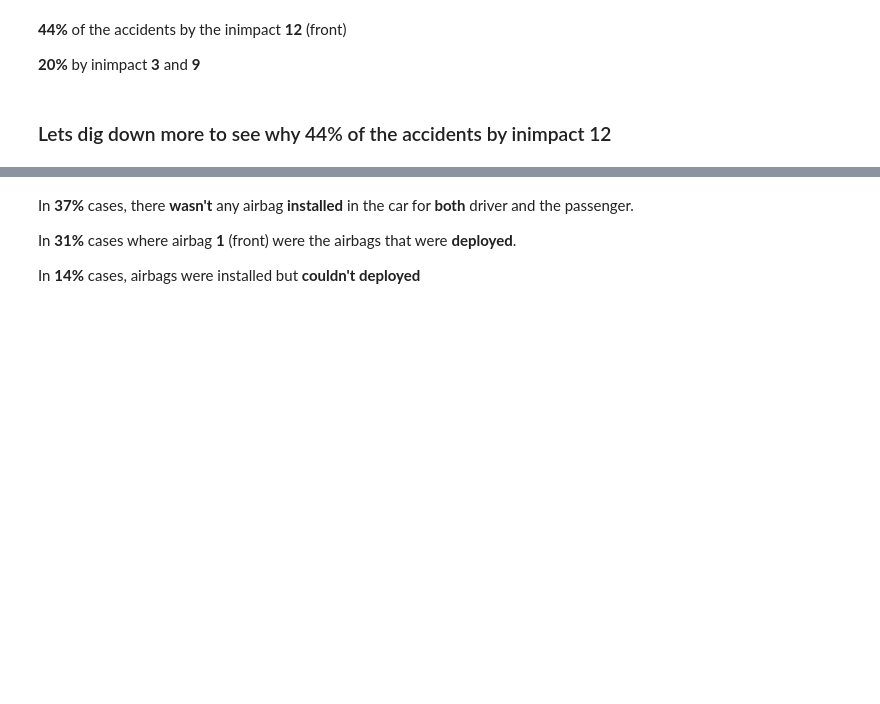
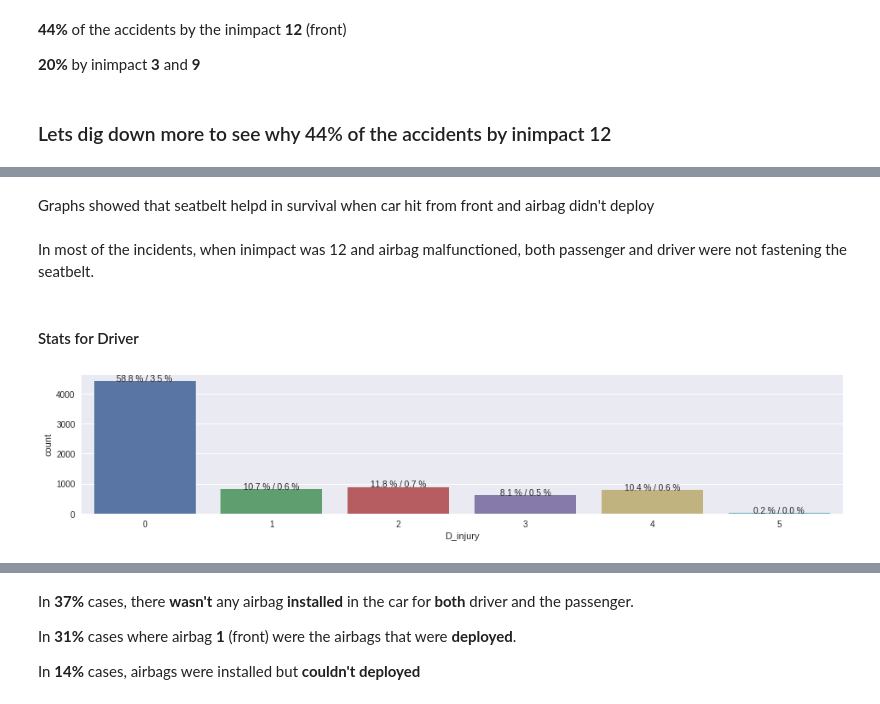
Before and after one commit to sohaibomr/data_analysis-FARS, a Jupyter notebook: sa_eda_fars.ipynb, the cells around one changed output, grey strips where cells are left out. Cells and saved outputs as stored; diff of their text form; code cells hidden in the pictures; blank space fills up the shorter version.

```diff
--- a/sa_eda_fars.ipynb
+++ b/sa_eda_fars.ipynb
@@ -109,0 +128,13 @@ data_specific_inimpact = data[filter_]
+# %% [markdown]
+Graphs showed that seatbelt helpd in survival when car hit from front and airbag didn't deploy
+# %% [markdown]
+In most of the incidents, when inimpact was 12 and airbag malfunctioned, both passenger and driver were not fastening the seatbelt.
+# %% [markdown]
+#### Stats for Driver
+# %%
+filter_p = (data_specific_inimpact.D_airbagDeploy == 'no') & (data_specific_inimpact.D_airbagAvail == 'yes') \
+           & (data_specific_inimpact.D_Restraint == 'yes')
+totalrows = len(data[data.D_injury != 0])
+count_plot('D_injury', 'x', data_specific_inimpact[filter_p], 'show')
+# %% [output]
+[figure, added]
```
Also changed, not shown: parts of 26 cells of this notebook.
